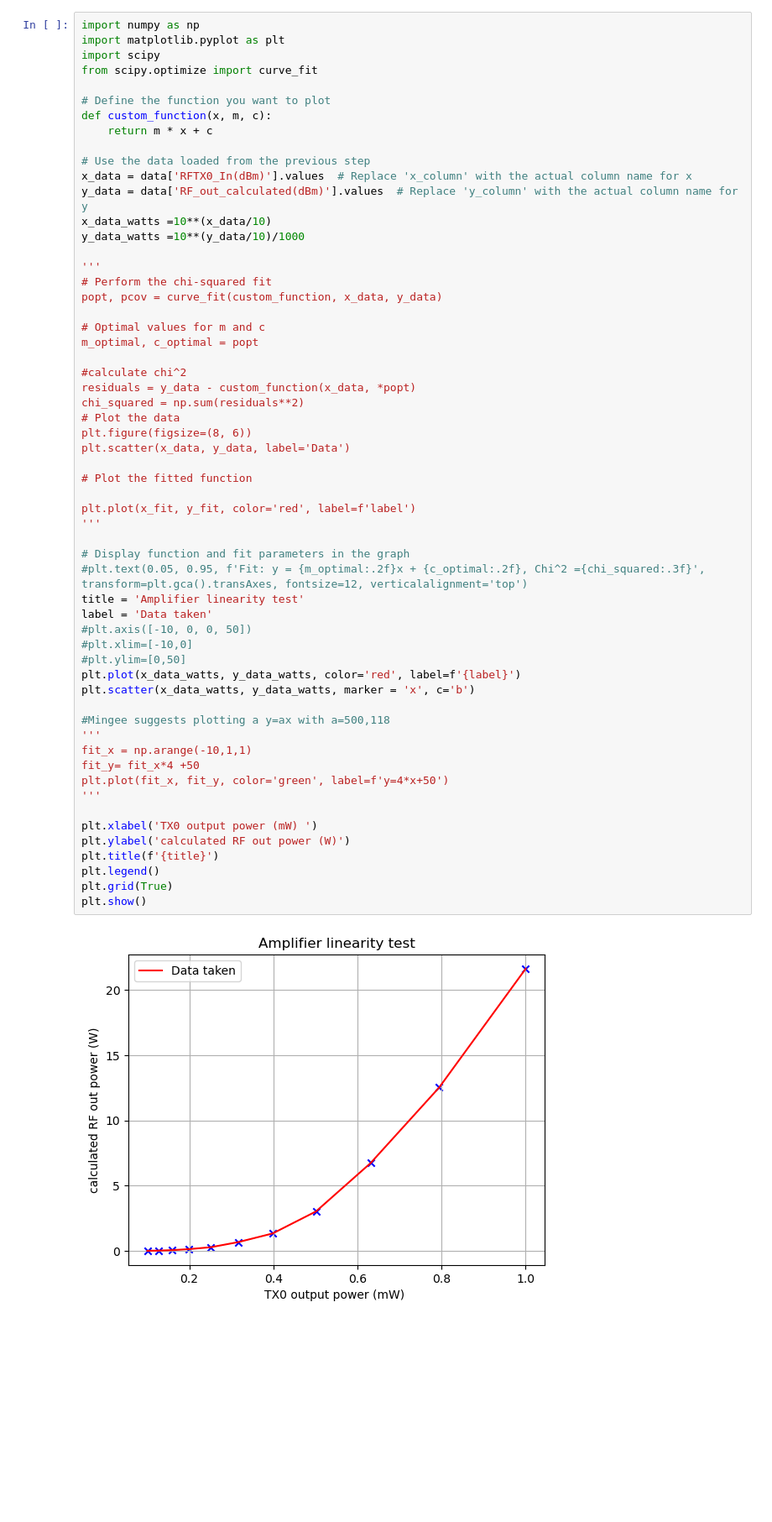
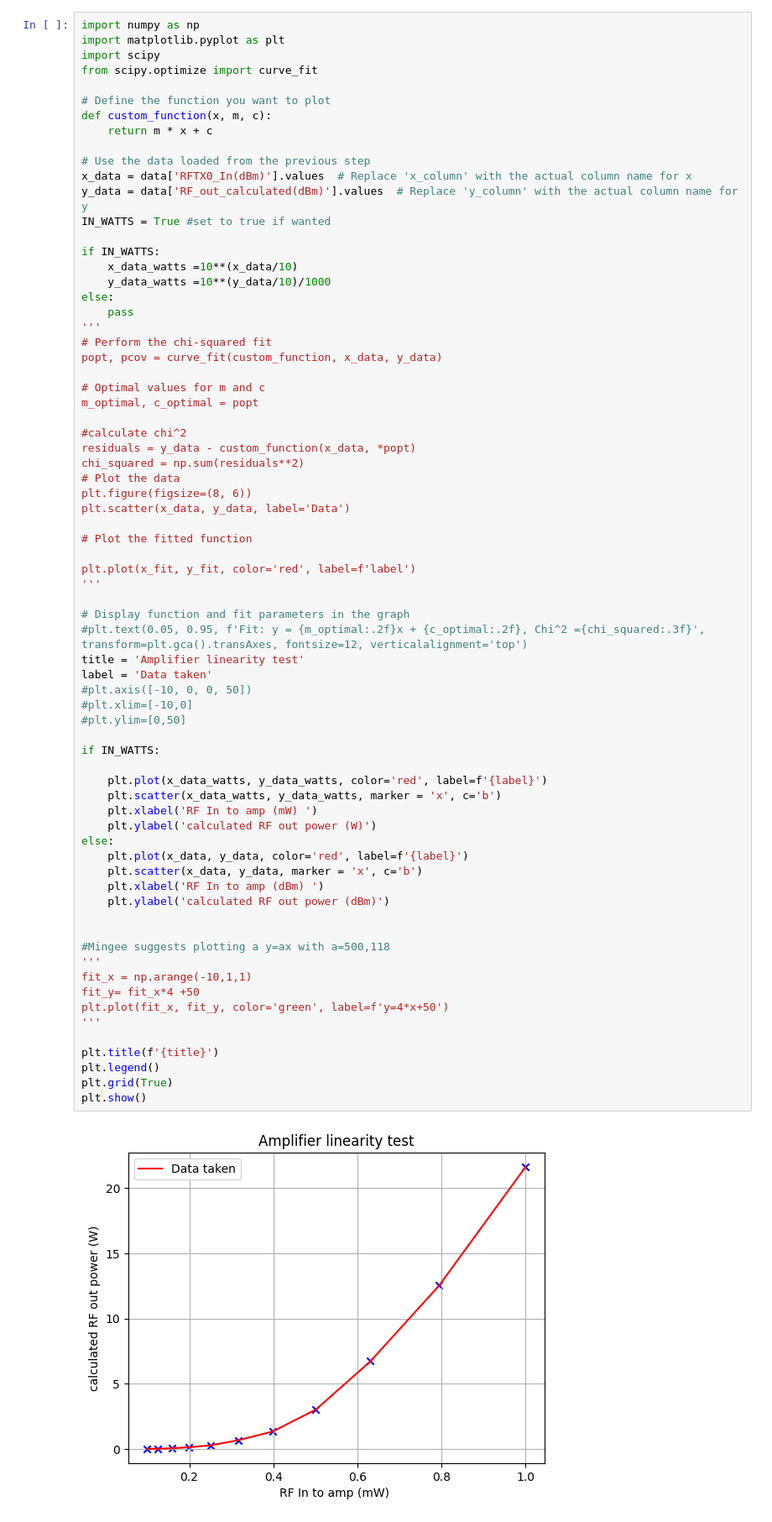
Before and after one commit to Brogan8813/strain-cell, a Jupyter notebook: NMR/Plotting and data/Amplifier linearity test/plotting.ipynb, the cells around one changed output. Shown at 84% size. Cells and saved outputs as stored; diff of their text form; blank space fills up the shorter version.

Commit message:
changed x axis on NMR graphs

```diff
--- a/NMR/Plotting and data/Amplifier linearity test/plotting.ipynb
+++ b/NMR/Plotting and data/Amplifier linearity test/plotting.ipynb
@@ -35,9 +35,13 @@ def custom_function(x, m, c):
 # Use the data loaded from the previous step
 x_data = data['RFTX0_In(dBm)'].values  # Replace 'x_column' with the actual column name for x
 y_data = data['RF_out_calculated(dBm)'].values  # Replace 'y_column' with the actual column name for y
-x_data_watts =10**(x_data/10)
-y_data_watts =10**(y_data/10)/1000
+IN_WATTS = True #set to true if wanted
 
+if IN_WATTS:
+    x_data_watts =10**(x_data/10)
+    y_data_watts =10**(y_data/10)/1000
+else:
+    pass
 '''
 # Perform the chi-squared fit
 popt, pcov = curve_fit(custom_function, x_data, y_data)
@@ -50,35 +54,44 @@ residuals = y_data - custom_function(x_data, *popt)
 chi_squared = np.sum(residuals**2)
 # Plot the data
 plt.figure(figsize=(8, 6))
 plt.scatter(x_data, y_data, label='Data')
 
 # Plot the fitted function
 
 plt.plot(x_fit, y_fit, color='red', label=f'label')
 '''
 
 # Display function and fit parameters in the graph
 #plt.text(0.05, 0.95, f'Fit: y = {m_optimal:.2f}x + {c_optimal:.2f}, Chi^2 ={chi_squared:.3f}', transform=plt.gca().transAxes, fontsize=12, verticalalignment='top')
 title = 'Amplifier linearity test'
 label = 'Data taken'
 #plt.axis([-10, 0, 0, 50])
 #plt.xlim=[-10,0]
 #plt.ylim=[0,50]
-plt.plot(x_data_watts, y_data_watts, color='red', label=f'{label}')
-plt.scatter(x_data_watts, y_data_watts, marker = 'x', c='b')
+
+if IN_WATTS:
+
+    plt.plot(x_data_watts, y_data_watts, color='red', label=f'{label}')
+    plt.scatter(x_data_watts, y_data_watts, marker = 'x', c='b')
+    plt.xlabel('RF In to amp (mW) ')
+    plt.ylabel('calculated RF out power (W)')
+else:
+    plt.plot(x_data, y_data, color='red', label=f'{label}')
+    plt.scatter(x_data, y_data, marker = 'x', c='b')
+    plt.xlabel('RF In to amp (dBm) ')
+    plt.ylabel('calculated RF out power (dBm)')
+
 
 #Mingee suggests plotting a y=ax with a=500,118
 '''
 fit_x = np.arange(-10,1,1)
 fit_y= fit_x*4 +50
 plt.plot(fit_x, fit_y, color='green', label=f'y=4*x+50')
 '''
 
-plt.xlabel('TX0 output power (mW) ')
-plt.ylabel('calculated RF out power (W)')
 plt.title(f'{title}')
 plt.legend()
 plt.grid(True)
 plt.show()
 # %% [output]
-[figure, old version]
+[figure, new version]
```
Also changed, not shown: 1 other file.
